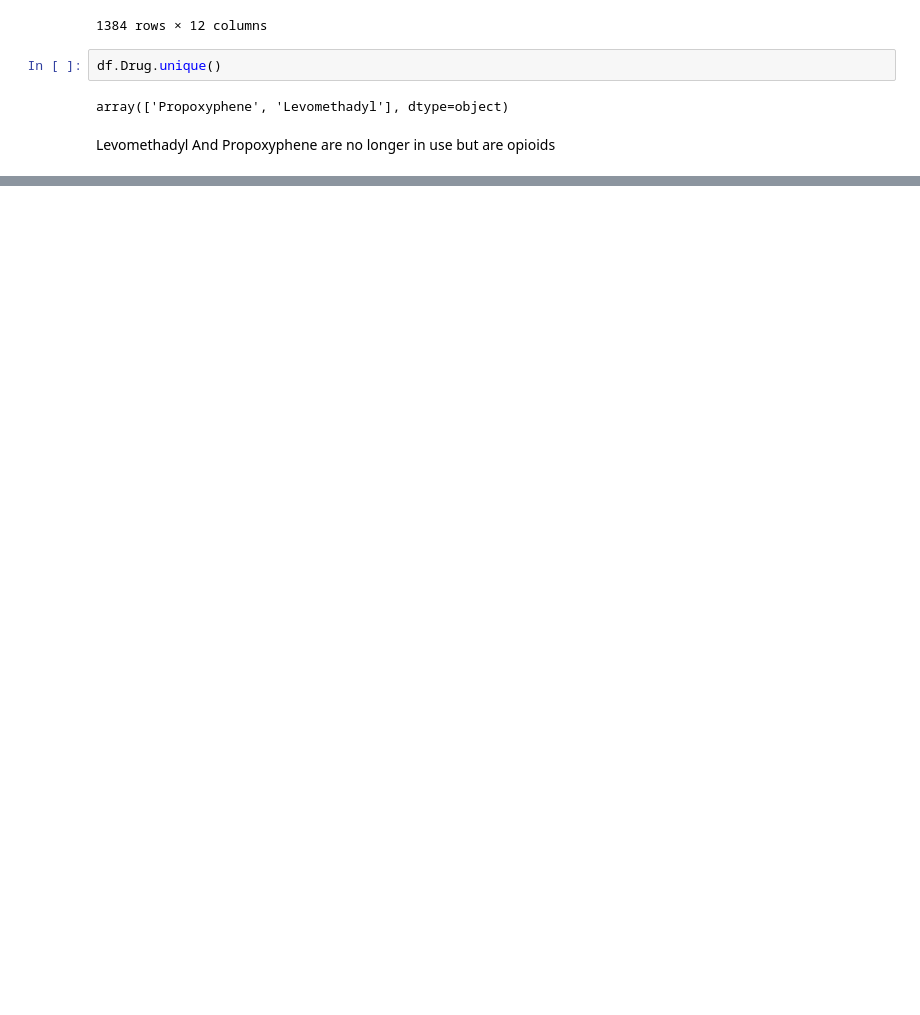
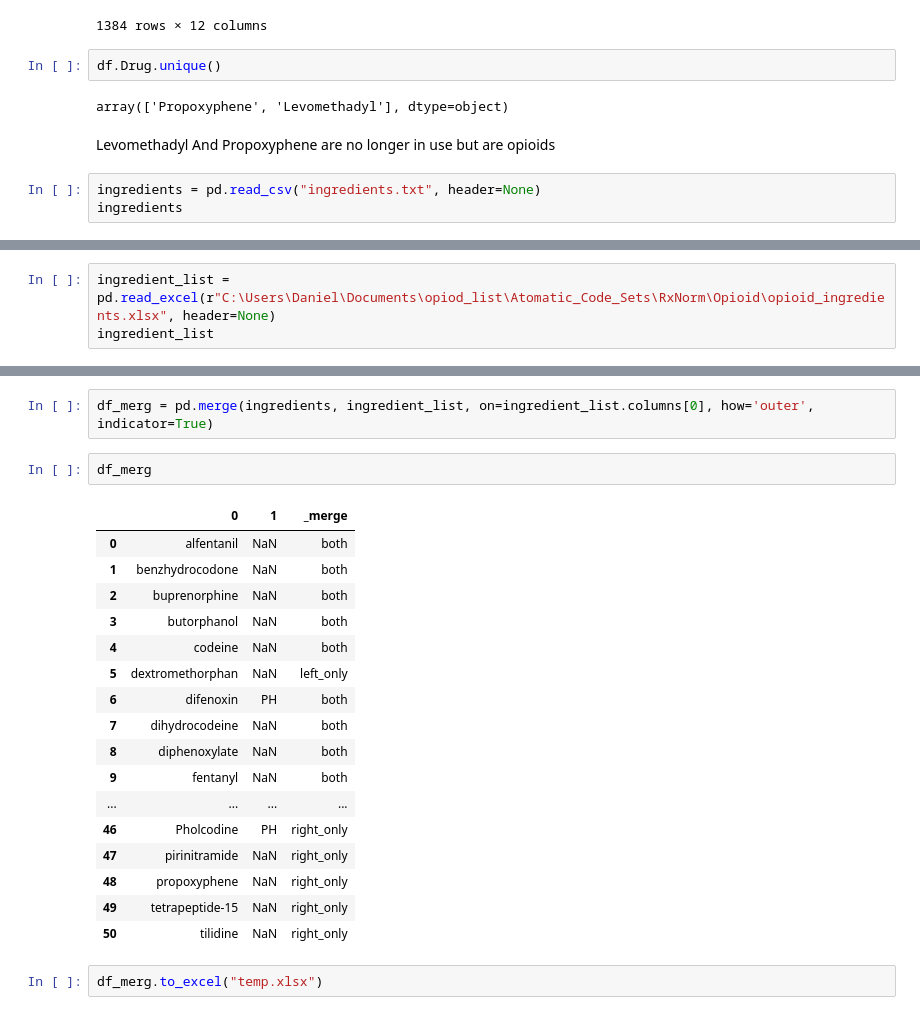
Before and after one commit to danielhmendoza01/Automatic_Code_Sets, a Jupyter notebook: NDC/Opioids/Ingredient_Verify.ipynb, the cells around one changed output, grey strips where cells are left out. Saved outputs shown, nothing was run; the diff lists cells and outputs as text; blank space fills up the shorter version.

```diff
--- a/NDC/Opioids/Ingredient_Verify.ipynb
+++ b/NDC/Opioids/Ingredient_Verify.ipynb
@@ -45,3 +45,6 @@ array(['Propoxyphene', 'Levomethadyl'], dtype=object)
 # %% [markdown]
 Levomethadyl
 And Propoxyphene are no longer in use but are opioids
+# %%
+ingredients = pd.read_csv("ingredients.txt", header=None)
+ingredients
@@ -47,0 +69,3 @@ And Propoxyphene are no longer in use but are opioids
+# %%
+ingredient_list = pd.read_excel(r"C:\Users\Daniel\Documents\opiod_list\Atomatic_Code_Sets\RxNorm\Opioid\opioid_ingredients.xlsx", header=None)
+ingredient_list
@@ -47,0 +90,24 @@ And Propoxyphene are no longer in use but are opioids
+# %%
+df_merg = pd.merge(ingredients, ingredient_list, on=ingredient_list.columns[0], how='outer', indicator=True)
+# %%
+df_merg
+# %% [output]
+|  | 0 | 1 | _merge |
+| 0 | alfentanil | NaN | both |
+| 1 | benzhydrocodone | NaN | both |
+| 2 | buprenorphine | NaN | both |
+| 3 | butorphanol | NaN | both |
+| 4 | codeine | NaN | both |
+| 5 | dextromethorphan | NaN | left_only |
+| 6 | difenoxin | PH | both |
+| 7 | dihydrocodeine | NaN | both |
+| 8 | diphenoxylate | NaN | both |
+| 9 | fentanyl | NaN | both |
+| ... | ... | ... | ... |
+| 46 | Pholcodine | PH | right_only |
+| 47 | pirinitramide | NaN | right_only |
+| 48 | propoxyphene | NaN | right_only |
+| 49 | tetrapeptide-15 | NaN | right_only |
+| 50 | tilidine | NaN | right_only |
+# %%
+df_merg.to_excel("temp.xlsx")
```
Also changed, not shown: parts of 2 cells of this notebook, 6 other files.
